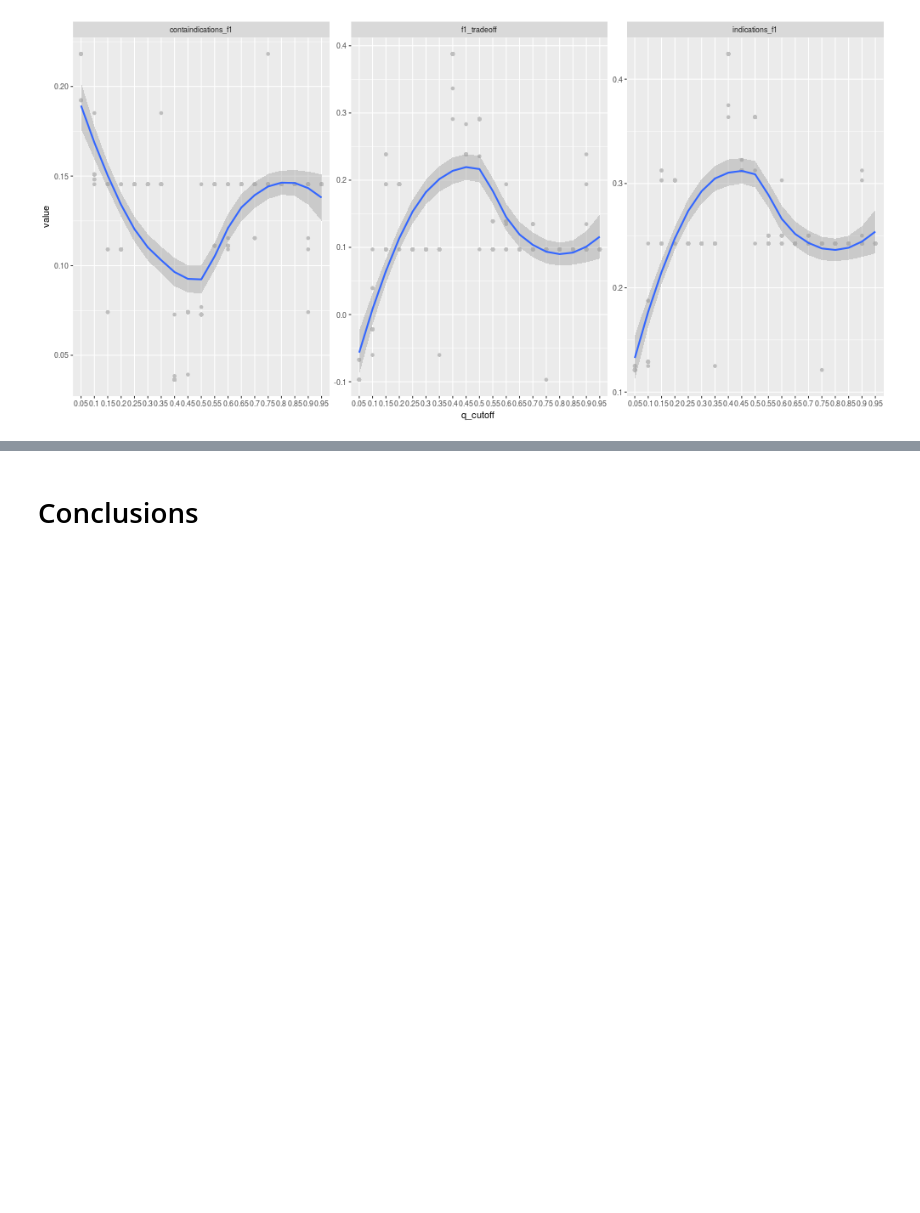
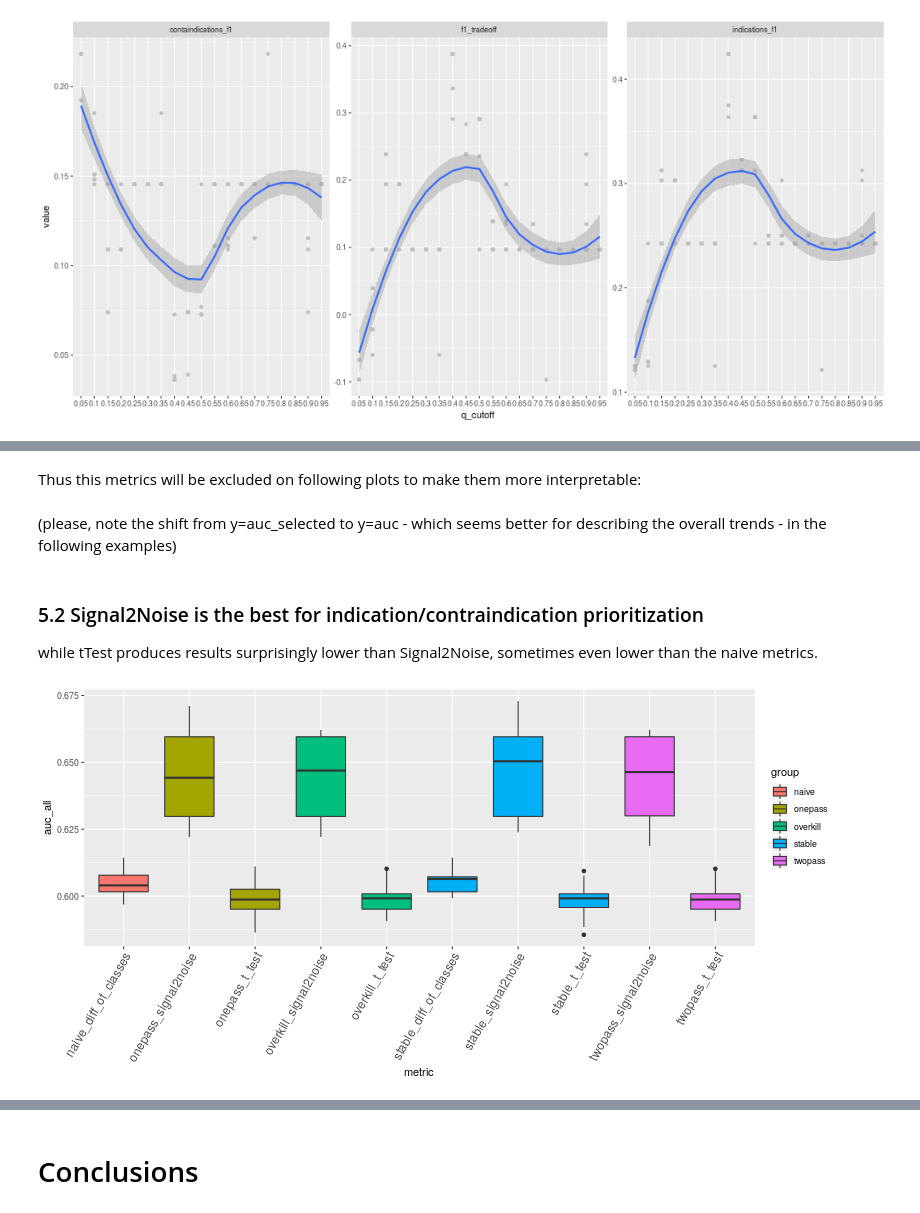
Before and after one commit to krassowski/drug-disease-profile-matching, a Jupyter notebook: notebooks/Signature-based drug-disease associations/cudaGSEA benchmarks.ipynb, the cells around one changed output, grey strips where cells are left out. Cells and saved outputs as stored; diff of their text form; code cells hidden in the pictures; blank space fills up the shorter version.

```diff
--- a/notebooks/Signature-based drug-disease associations/cudaGSEA benchmarks.ipynb
+++ b/notebooks/Signature-based drug-disease associations/cudaGSEA benchmarks.ipynb
@@ -505,0 +495,19 @@ Below one can see that there are no significant execution time differences among
+# %% [markdown]
+Thus this metrics will be excluded on following plots to make them more interpretable:
+# %%
+without_ratio_of_classes = metrics_data_min_3[~metrics_data_min_3.metric.str.contains('ratio_of_classes')]
+# %% [markdown]
+(please, note the shift from y=auc_selected to y=auc - which seems better for describing the overall trends - in the following examples)
+# %% [markdown]
+### 5.2 Signal2Noise is the best for indication/contraindication prioritization
+
+while tTest produces results surprisingly lower than Signal2Noise, sometimes even lower than the naive metrics.
+# %%
+%%R -i without_ratio_of_classes -w 800 -h 400 -u px
+(
+    ggplot(without_ratio_of_classes, aes(x=metric, y=auc_all, group=metric, fill=group))
+    + geom_boxplot()
+    + theme(axis.text.x=element_text(angle=60, hjust=1, size=12))
+)
+# %% [output]
+[figure, added]
```
Also changed, not shown: parts of 58 cells of this notebook.
